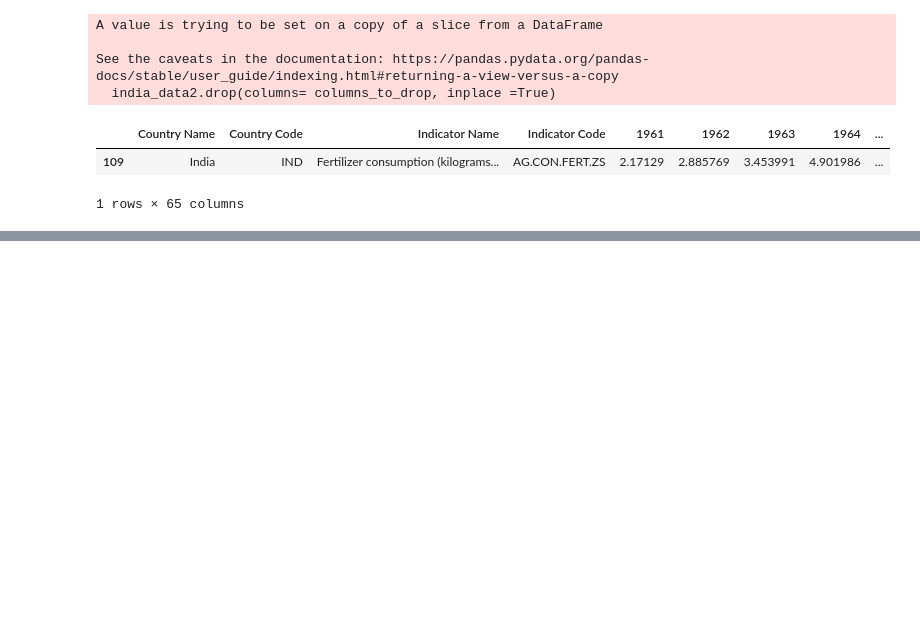
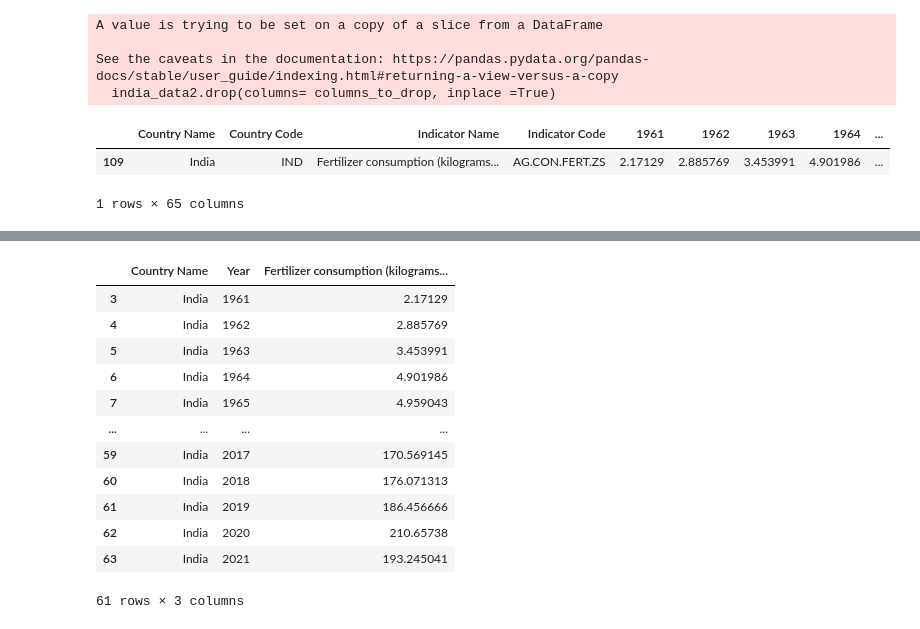
Before and after one commit to KasambaLumwagi/agriculture-data-analysis, a Jupyter notebook: notebooks/data_analysis.ipynb, the cells around one changed output, grey strips where cells are left out. Drawn from its saved outputs; the diff is of its cells as text; code cells hidden in the pictures; blank space fills up the shorter version.

```diff
--- a/notebooks/data_analysis.ipynb
+++ b/notebooks/data_analysis.ipynb
@@ -66,0 +87,19 @@ See the caveats in the documentation: https://pandas.pydata.org/pandas-docs/stab
+# %%
+melted_df1 = india_data2.melt(id_vars=['Country Name'], var_name='Year', value_name='Value')
+melted_df1.rename(columns={'Value': 'Fertilizer consumption (kilograms per hectare of arable land'}, inplace=True)
+#melted_df1.drop(index =[0,1,2],inplace=True)
+melted_df1
+# %% [output]
+|  | Country Name | Year | Fertilizer consumption (kilograms... |
+| 3 | India | 1961 | 2.17129 |
+| 4 | India | 1962 | 2.885769 |
+| 5 | India | 1963 | 3.453991 |
+| 6 | India | 1964 | 4.901986 |
+| 7 | India | 1965 | 4.959043 |
+| ... | ... | ... | ... |
+| 59 | India | 2017 | 170.569145 |
+| 60 | India | 2018 | 176.071313 |
+| 61 | India | 2019 | 186.456666 |
+| 62 | India | 2020 | 210.65738 |
+| 63 | India | 2021 | 193.245041 |
+61 rows × 3 columns
```
Also changed, not shown: parts of 8 cells of this notebook.
